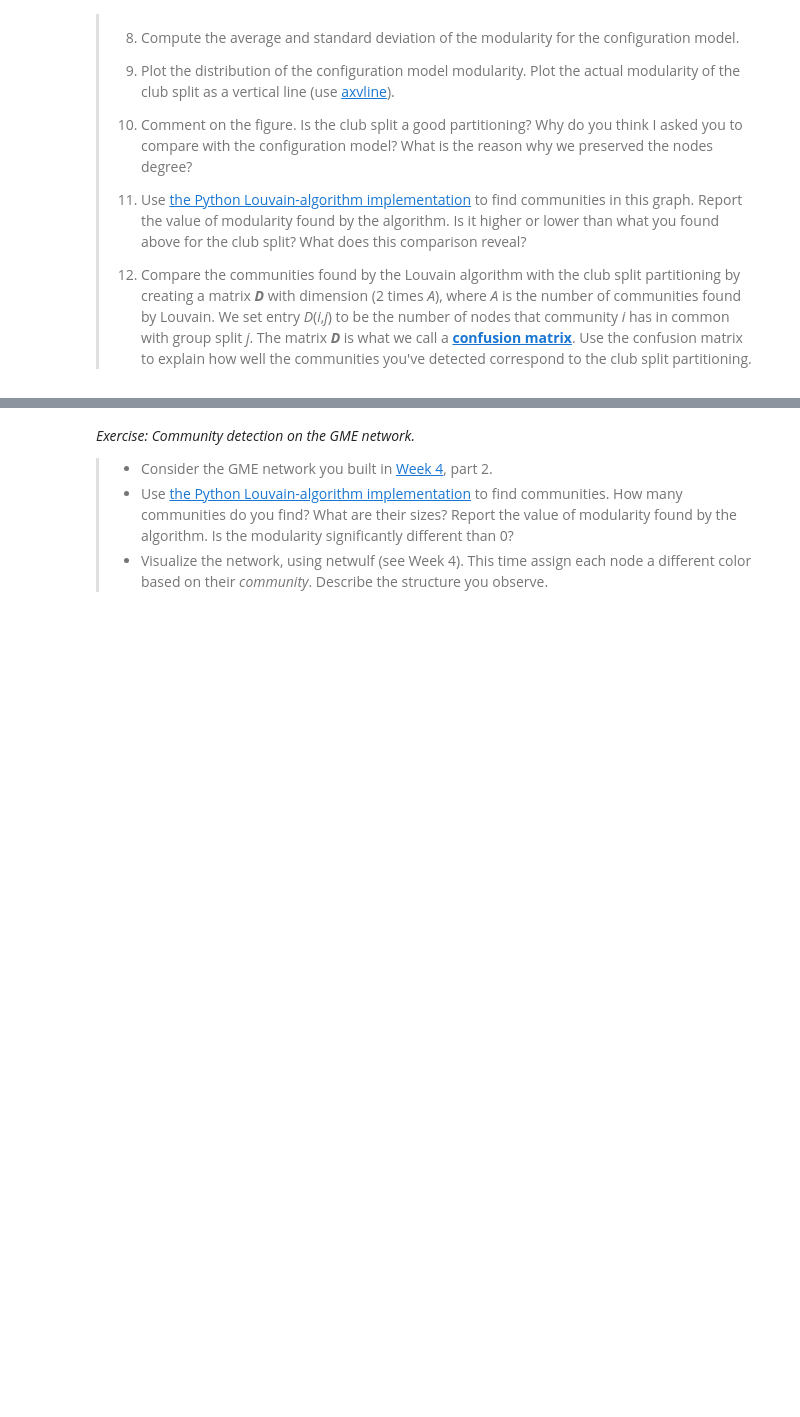
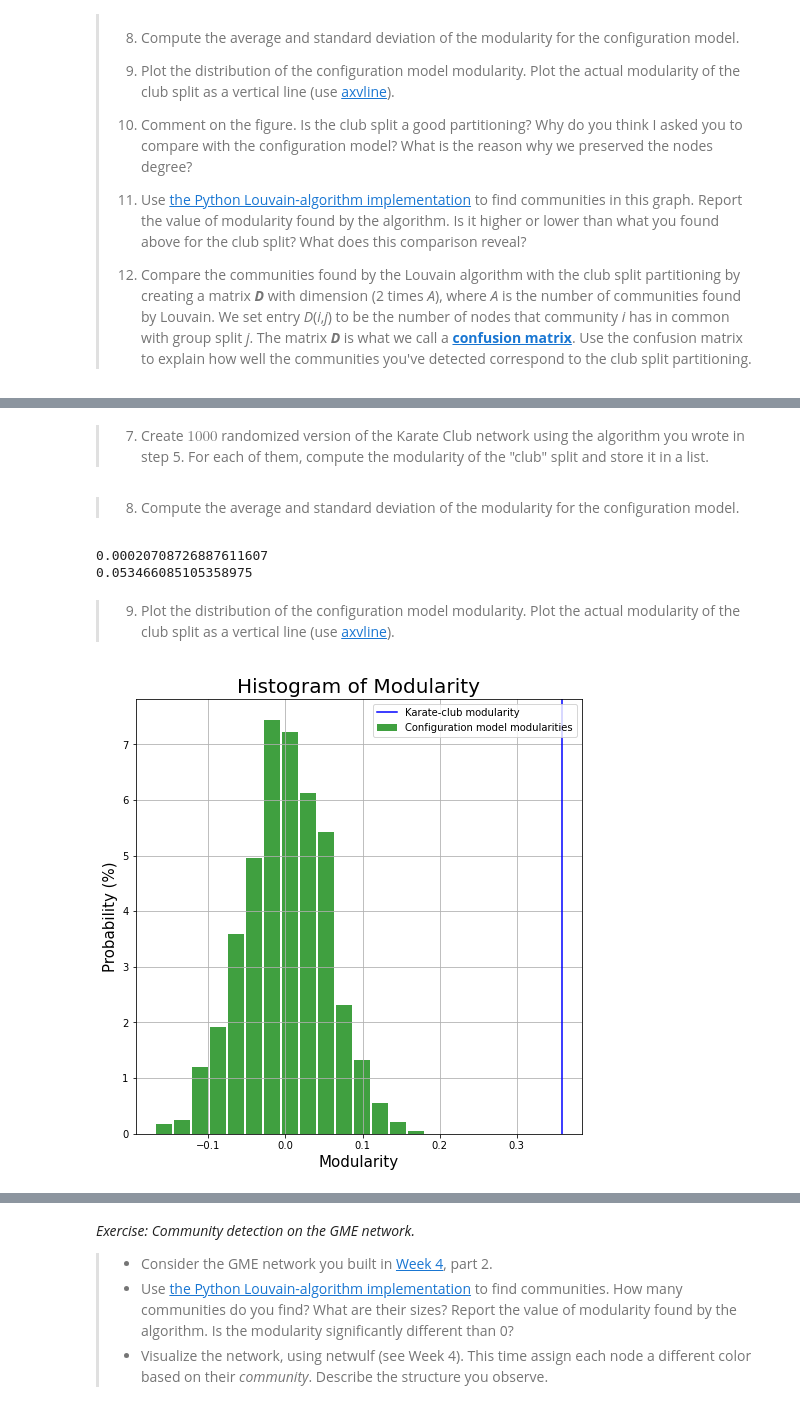
Before and after one commit to TECH-yufu/comsocsci2022-assignment-2, a Jupyter notebook: Assignment2.ipynb, the cells around one changed output, grey strips where cells are left out. Drawn from its saved outputs; the diff is of its cells as text; code cells hidden in the pictures; blank space fills up the shorter version.

```diff
--- a/Assignment2.ipynb
+++ b/Assignment2.ipynb
@@ -575,0 +635,19 @@ _Exercise: Zachary's karate club_: In this exercise, we will work on Zarachy's k
+# %%
+import random
+def config_model(Graph):
+    new_edges = []
+    copy_G = Graph.copy()
+    edge_list = list(copy_G.edges())
+    source_nodes = [edge[0] for edge in edge_list]
+    target_nodes = [edge[1] for edge in edge_list]
+    shuffle_nodes = source_nodes + target_nodes
+    random.shuffle(shuffle_nodes)
+    for i in range(int(len(shuffle_nodes)/2)):
+#         if (shuffle_nodes[i*2],shuffle_nodes[i*2+1]) in new_edges or (shuffle_nodes[i*2+1],shuffle_nodes[i*2]) in new_edges:
+#             print('DUPE ALERT!!! WIIUWIIUU')
+#         if shuffle_nodes[i*2]==shuffle_nodes[i*2+1]:
+#             print('SELF LOOP ALERT!!! THIS IS NOT A DRILL')
+        new_edges.append((shuffle_nodes[i*2],shuffle_nodes[i*2+1]))
+    copy_G.remove_edges_from(list(copy_G.edges()))
+    copy_G.add_edges_from(new_edges)
+    return copy_G
@@ -575,0 +680,32 @@ _Exercise: Zachary's karate club_: In this exercise, we will work on Zarachy's k
+# %% [markdown]
+> 7. Create $1000$ randomized version of the Karate Club network using the algorithm you wrote in step 5. For each of them, compute the modularity of the "club" split and store it in a list.
+# %%
+random_G_list = []
+for k in range(1000):
+    random_G_list.append(computeModularity(config_model(G),'club'))
+# %% [markdown]
+> 8. Compute the average and standard deviation of the modularity for the configuration model.
+# %%
+import matplotlib.pyplot as plt
+
+print(np.mean(random_G_list))
+print(np.std(random_G_list))
+# %% [output]
+0.00020708726887611607
+0.053466085105358975
+# %% [markdown]
+> 9. Plot the distribution of the configuration model modularity. Plot the actual modularity of the club split as a vertical line (use [axvline](https://matplotlib.org/stable/api/_as_gen/matplotlib.pyplot.axvline.html)).
+# %%
+import matplotlib.pyplot as plt
+
+plt.figure(figsize=(8,8))
+n, bins, patch = plt.hist(random_G_list, 15, density=True, facecolor='g', alpha=0.75, label = 'Configuration model modularities',rwidth=0.9)
+plt.xlabel('Modularity', size=15)
+plt.ylabel('Probability (%)', size=15)
+plt.title('Histogram of Modularity', size=20)
+plt.grid(True)
+plt.axvline(x=computeModularity(G,'club'), ymin=0, ymax=1, color = 'b', label = 'Karate-club modularity')
+plt.legend()
+plt.show()
+# %% [output]
+[figure, added]
```
Also changed, not shown: parts of 16 cells of this notebook.
